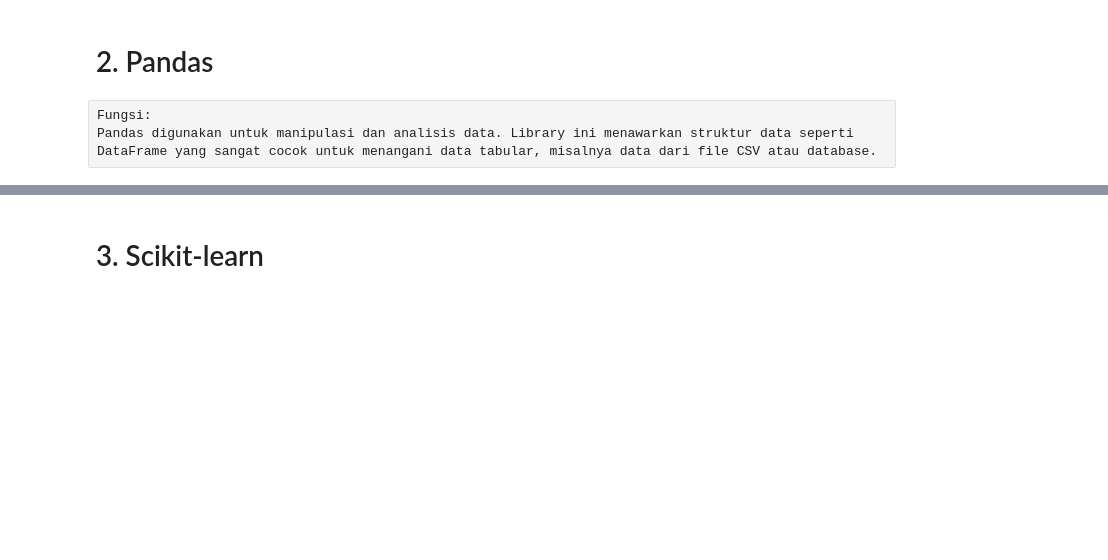
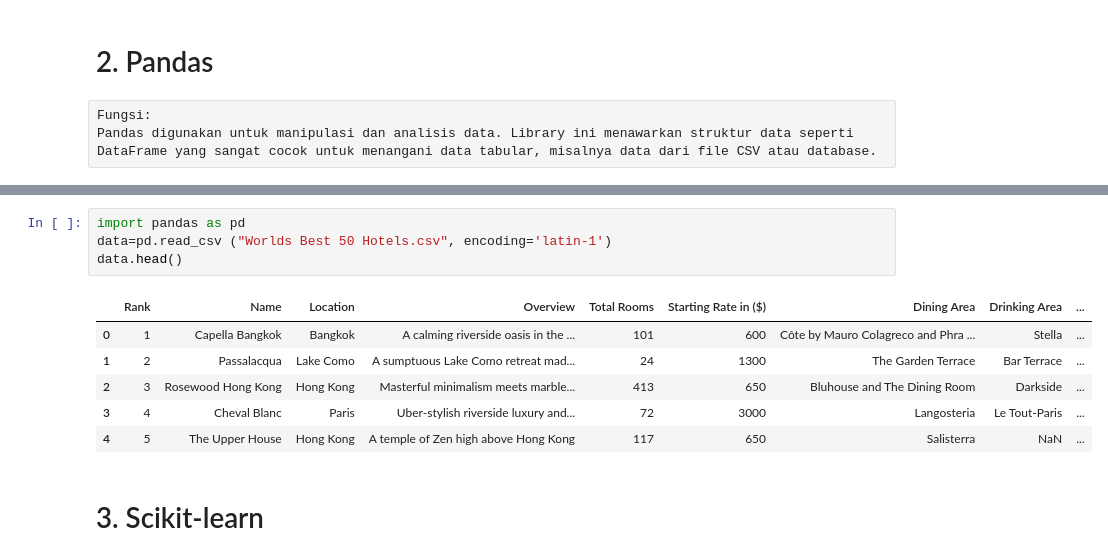
Before and after one commit to Runyuk/reporepo, a Jupyter notebook: Library For Machine Learning.ipynb, the cells around one changed output, grey strips where cells are left out. Saved outputs shown, nothing was run; the diff lists cells and outputs as text; blank space fills up the shorter version.

```diff
--- a/Library For Machine Learning.ipynb
+++ b/Library For Machine Learning.ipynb
@@ -35,3 +33,14 @@ ModuleNotFoundError: No module named 'pandas'
+# %%
+import pandas as pd
+data=pd.read_csv ("Worlds Best 50 Hotels.csv", encoding='latin-1')
+data.head()
+# %% [output]
+|  | Rank | Name | Location | Overview | Total Rooms | Starting Rate in ($) | Dining Area | Drinking Area | ... |
+| 0 | 1 | Capella Bangkok | Bangkok | A calming riverside oasis in the ... | 101 | 600 | Côte by Mauro Colagreco and Phra ... | Stella | ... |
+| 1 | 2 | Passalacqua | Lake Como | A sumptuous Lake Como retreat mad... | 24 | 1300 | The Garden Terrace | Bar Terrace | ... |
+| 2 | 3 | Rosewood Hong Kong | Hong Kong | Masterful minimalism meets marble... | 413 | 650 | Bluhouse and The Dining Room | Darkside | ... |
+| 3 | 4 | Cheval Blanc | Paris | Uber-stylish riverside luxury and... | 72 | 3000 | Langosteria | Le Tout-Paris | ... |
+| 4 | 5 | The Upper House | Hong Kong | A temple of Zen high above Hong Kong | 117 | 650 | Salisterra | NaN | ... |
 # %% [markdown]
 # 3. Scikit-learn
 # %% [raw]
```
Also changed, not shown: parts of 3 cells of this notebook.
